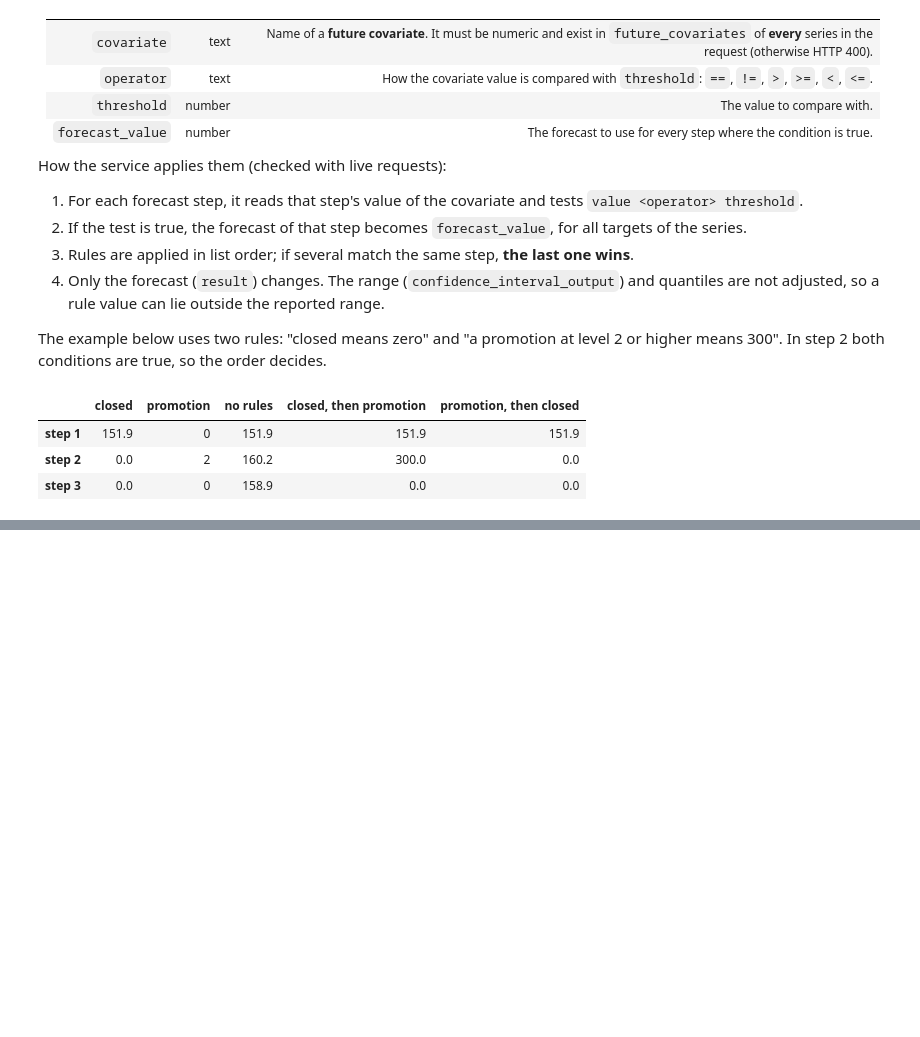
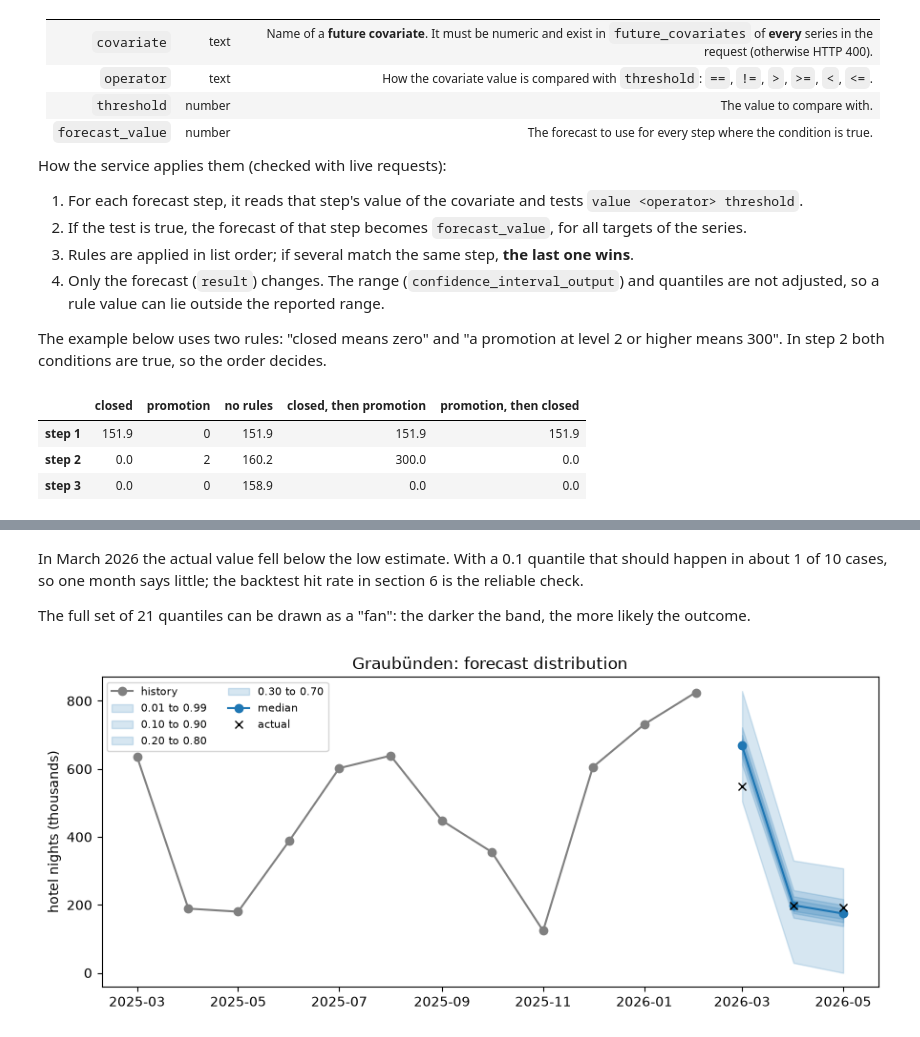
Before and after one commit to SAP-samples/sap-btp-ai-best-practices, a Jupyter notebook: best-practices/narrow-ai/RPT-1/python/rest/03_RPT-TS_forecast.ipynb, the cells around one changed output, grey strips where cells are left out. Drawn from its saved outputs; the diff is of its cells as text; code cells hidden in the pictures; blank space fills up the shorter version.

```diff
--- a/best-practices/narrow-ai/RPT-1/python/rest/03_RPT-TS_forecast.ipynb
+++ b/best-practices/narrow-ai/RPT-1/python/rest/03_RPT-TS_forecast.ipynb
@@ -639,0 +512,18 @@ pd.DataFrame({
+# %%
+CUTOFF_EXAMPLE = months.get_loc(pd.Timestamp("2026-03-01"))  # history up to February 2026
+quantile_response = client.forecast({
+    "horizon": 3,
+    "data": [make_series(regions, "Graubünden", CUTOFF_EXAMPLE, 3, with_last_year=True)],
+    "options": {"quantile_levels": [0.1, 0.5, 0.9], "output_quantile": True, "confidence_interval": None},
+})
+print("selected_quantile_result shape:", np.array(quantile_response["selected_quantile_result"]).shape)
+print("quantile_result shape:", np.array(quantile_response["quantile_result"]).shape)
+
+future_months = quantile_response["result_timestamp"][0]
+selected = np.array(quantile_response["selected_quantile_result"])[0, 0]
+pd.DataFrame({
+    "low (q0.1)": selected[0],
+    "median (q0.5)": selected[1],
+    "high (q0.9)": selected[2],
+    "actual": regions.loc["Graubünden"].iloc[CUTOFF_EXAMPLE:CUTOFF_EXAMPLE + 3].to_numpy(),
+}, index=future_months).round(-2)
@@ -639,0 +537,23 @@ pd.DataFrame({
+# %% [markdown]
+In March 2026 the actual value fell below the low estimate. With a 0.1 quantile that should happen in about 1 of 10 cases, so one month says little; the backtest hit rate in section 6 is the reliable check.
+
+The full set of 21 quantiles can be drawn as a "fan": the darker the band, the more likely the outcome.
+# %%
+LEVELS = [0.01, 0.05, 0.10, 0.15, 0.20, 0.25, 0.30, 0.35, 0.40, 0.45, 0.50,
+          0.55, 0.60, 0.65, 0.70, 0.75, 0.80, 0.85, 0.90, 0.95, 0.99]
+grid = np.array(quantile_response["quantile_result"])[0, 0] / 1e3  # [21 quantiles][3 steps]
+dates = pd.to_datetime(future_months)
+history_shown = slice(CUTOFF_EXAMPLE - 12, CUTOFF_EXAMPLE)
+fig, axis = plt.subplots(figsize=(9, 4))
+axis.plot(months[history_shown], regions.loc["Graubünden"].iloc[history_shown] / 1e3, color="grey", marker="o", label="history")
+for low, high in [(0, 20), (2, 18), (4, 16), (6, 14)]:  # 98%, 80%, 60%, 40% ranges
+    axis.fill_between(dates, grid[low], grid[high], color="tab:blue", alpha=0.18,
+                      label=f"{LEVELS[low]:.2f} to {LEVELS[high]:.2f}")
+axis.plot(dates, grid[10], color="tab:blue", marker="o", label="median")
+axis.plot(dates, regions.loc["Graubünden"].iloc[CUTOFF_EXAMPLE:CUTOFF_EXAMPLE + 3] / 1e3, color="black", marker="x", linestyle="", label="actual")
+axis.set_ylabel("hotel nights (thousands)")
+axis.set_title("Graubünden: forecast distribution")
+axis.legend(fontsize=8, ncol=2)
+plt.tight_layout()
+# %% [output]
+[figure, added]
```
Also changed, not shown: parts of 49 cells of this notebook, 2 other files.
